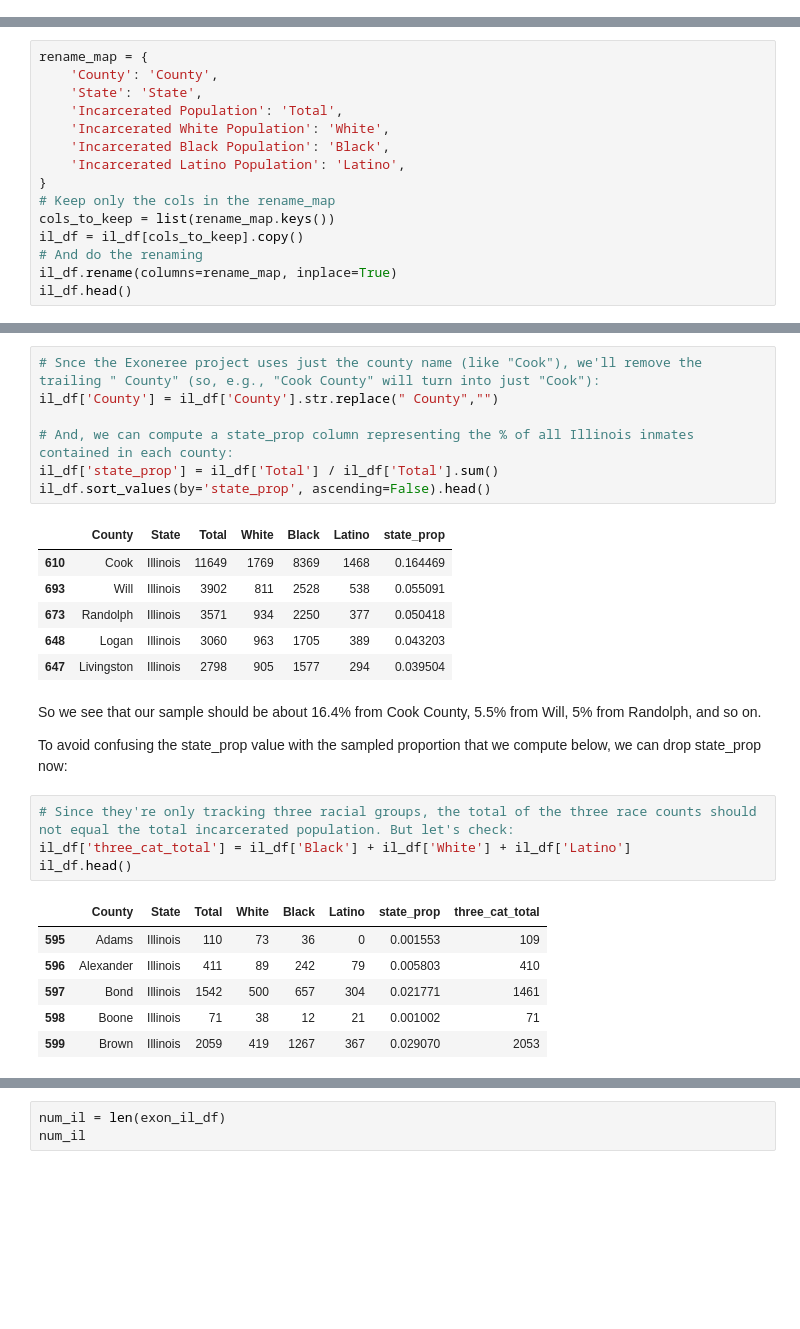
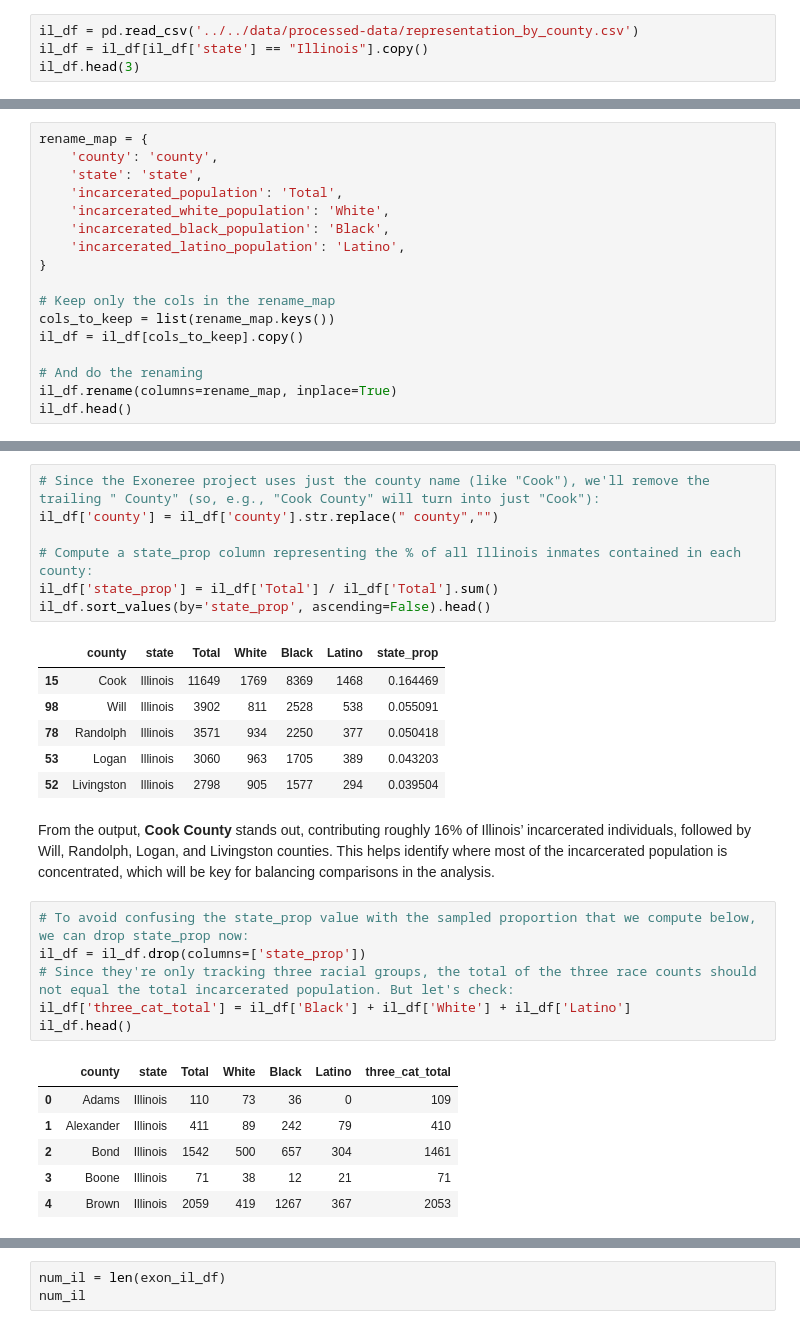
Before and after one commit to courtneyrgreen/dsan5000_final_project, a Jupyter notebook: technical-details/data-balancing/main.ipynb, the cells around one changed output, grey strips where cells are left out. Cells and saved outputs as stored; diff of their text form; blank space fills up the shorter version.

Commit message:
data balancing final revisions

```diff
--- a/technical-details/data-balancing/main.ipynb
+++ b/technical-details/data-balancing/main.ipynb
@@ -58,0 +32,4 @@ We're interested specifically in simulating "draws" from the incarcerated popula
+# %%
+il_df = pd.read_csv('../../data/processed-data/representation_by_county.csv')
+il_df = il_df[il_df['state'] == "Illinois"].copy()
+il_df.head(3)
@@ -59,15 +43,17 @@ We're interested specifically in simulating "draws" from the incarcerated popula
 # %%
 rename_map = {
-    'County': 'County',
-    'State': 'State',
-    'Incarcerated Population': 'Total',
-    'Incarcerated White Population': 'White',
-    'Incarcerated Black Population': 'Black',
-    'Incarcerated Latino Population': 'Latino',
+    'county': 'county',
+    'state': 'state',
+    'incarcerated_population': 'Total',
+    'incarcerated_white_population': 'White',
+    'incarcerated_black_population': 'Black',
+    'incarcerated_latino_population': 'Latino',
 }
+
 # Keep only the cols in the rename_map
 cols_to_keep = list(rename_map.keys())
 il_df = il_df[cols_to_keep].copy()
+
 # And do the renaming
 il_df.rename(columns=rename_map, inplace=True)
 il_df.head()
@@ -81,30 +71,30 @@ il_df.head()
 # %%
-# Snce the Exoneree project uses just the county name (like "Cook"), we'll remove the trailing " County" (so, e.g., "Cook County" will turn into just "Cook"):
-il_df['County'] = il_df['County'].str.replace(" County","")
+# Since the Exoneree project uses just the county name (like "Cook"), we'll remove the trailing " County" (so, e.g., "Cook County" will turn into just "Cook"):
+il_df['county'] = il_df['county'].str.replace(" county","")
 
-# And, we can compute a state_prop column representing the % of all Illinois inmates contained in each county:
+# Compute a state_prop column representing the % of all Illinois inmates contained in each county:
 il_df['state_prop'] = il_df['Total'] / il_df['Total'].sum()
 il_df.sort_values(by='state_prop', ascending=False).head()
 # %% [output]
-|  | County | State | Total | White | Black | Latino | state_prop |
-| 610 | Cook | Illinois | 11649 | 1769 | 8369 | 1468 | 0.164469 |
-| 693 | Will | Illinois | 3902 | 811 | 2528 | 538 | 0.055091 |
-| 673 | Randolph | Illinois | 3571 | 934 | 2250 | 377 | 0.050418 |
-| 648 | Logan | Illinois | 3060 | 963 | 1705 | 389 | 0.043203 |
-| 647 | Livingston | Illinois | 2798 | 905 | 1577 | 294 | 0.039504 |
+|  | county | state | Total | White | Black | Latino | state_prop |
+| 15 | Cook | Illinois | 11649 | 1769 | 8369 | 1468 | 0.164469 |
+| 98 | Will | Illinois | 3902 | 811 | 2528 | 538 | 0.055091 |
+| 78 | Randolph | Illinois | 3571 | 934 | 2250 | 377 | 0.050418 |
+| 53 | Logan | Illinois | 3060 | 963 | 1705 | 389 | 0.043203 |
+| 52 | Livingston | Illinois | 2798 | 905 | 1577 | 294 | 0.039504 |
-# %% [markdown]
-So we see that our sample should be about 16.4% from Cook County, 5.5% from Will, 5% from Randolph, and so on.
-
-To avoid confusing the state_prop value with the sampled proportion that we compute below, we can drop state_prop now:
+# %% [markdown]
+From the output, **Cook County** stands out, contributing roughly 16% of Illinois’ incarcerated individuals, followed by Will, Randolph, Logan, and Livingston counties. This helps identify where most of the incarcerated population is concentrated, which will be key for balancing comparisons in the analysis.
 # %%
+# To avoid confusing the state_prop value with the sampled proportion that we compute below, we can drop state_prop now:
+il_df = il_df.drop(columns=['state_prop'])
 # Since they're only tracking three racial groups, the total of the three race counts should not equal the total incarcerated population. But let's check:
 il_df['three_cat_total'] = il_df['Black'] + il_df['White'] + il_df['Latino']
 il_df.head()
 # %% [output]
-|  | County | State | Total | White | Black | Latino | state_prop | three_cat_total |
-| 595 | Adams | Illinois | 110 | 73 | 36 | 0 | 0.001553 | 109 |
-| 596 | Alexander | Illinois | 411 | 89 | 242 | 79 | 0.005803 | 410 |
-| 597 | Bond | Illinois | 1542 | 500 | 657 | 304 | 0.021771 | 1461 |
-| 598 | Boone | Illinois | 71 | 38 | 12 | 21 | 0.001002 | 71 |
-| 599 | Brown | Illinois | 2059 | 419 | 1267 | 367 | 0.029070 | 2053 |
+|  | county | state | Total | White | Black | Latino | three_cat_total |
+| 0 | Adams | Illinois | 110 | 73 | 36 | 0 | 109 |
+| 1 | Alexander | Illinois | 411 | 89 | 242 | 79 | 410 |
+| 2 | Bond | Illinois | 1542 | 500 | 657 | 304 | 1461 |
+| 3 | Boone | Illinois | 71 | 38 | 12 | 21 | 71 |
+| 4 | Brown | Illinois | 2059 | 419 | 1267 | 367 | 2053 |
 # %% [markdown]
```
Also changed, not shown: parts of 45 cells of this notebook.
